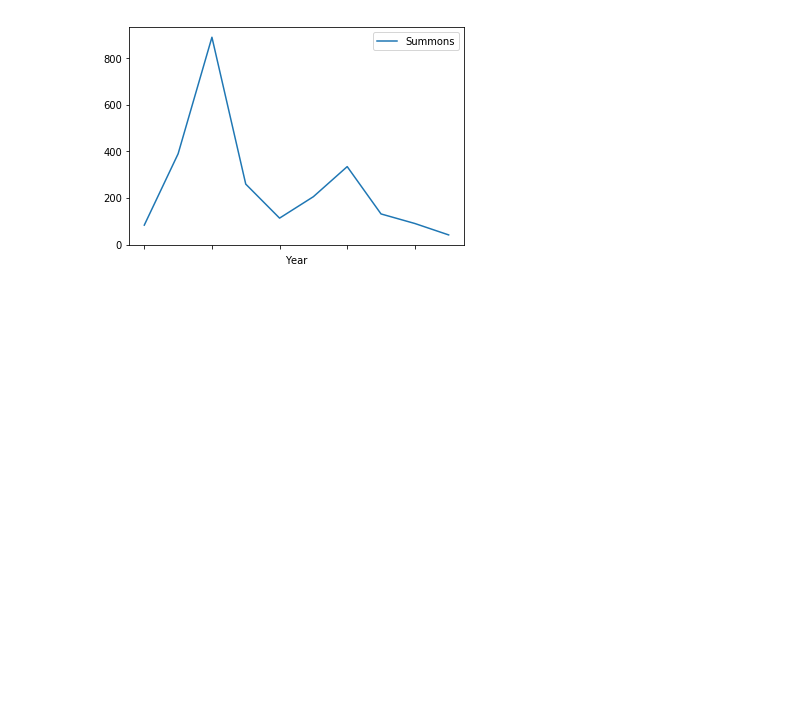
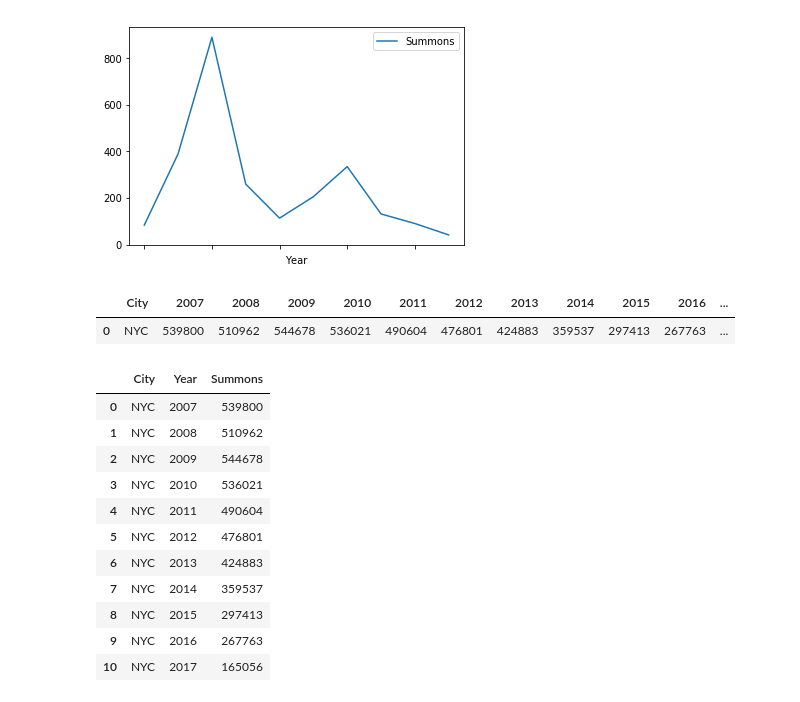
Before and after one commit to Palarisk/data-studio, a Jupyter notebook: code/04-summons/summons.ipynb, the cells around one changed output. Cells and saved outputs as stored; diff of their text form; code cells hidden in the pictures; blank space fills up the shorter version.

```diff
--- a/code/04-summons/summons.ipynb
+++ b/code/04-summons/summons.ipynb
@@ -521,3 +522,27 @@ dtype: object
 [figure]
 [figure]
 [figure]
+# %%
+df_nyc_total = pd.read_csv("summons_nyc_total.csv")
+# %%
+df_nyc_total
+# %% [output]
+|  | City | 2007 | 2008 | 2009 | 2010 | 2011 | 2012 | 2013 | 2014 | 2015 | 2016 | ... |
+| 0 | NYC | 539800 | 510962 | 544678 | 536021 | 490604 | 476801 | 424883 | 359537 | 297413 | 267763 | ... |
+# %%
+df_nyc_total = pd.melt(df_nyc_total,id_vars=['City'], var_name="Year", value_name="Summons")
+# %%
+df_nyc_total
+# %% [output]
+|  | City | Year | Summons |
+| 0 | NYC | 2007 | 539800 |
+| 1 | NYC | 2008 | 510962 |
+| 2 | NYC | 2009 | 544678 |
+| 3 | NYC | 2010 | 536021 |
+| 4 | NYC | 2011 | 490604 |
+| 5 | NYC | 2012 | 476801 |
+| 6 | NYC | 2013 | 424883 |
+| 7 | NYC | 2014 | 359537 |
+| 8 | NYC | 2015 | 297413 |
+| 9 | NYC | 2016 | 267763 |
+| 10 | NYC | 2017 | 165056 |
```
Also changed, not shown: parts of 4 cells of this notebook, 9 other files.
